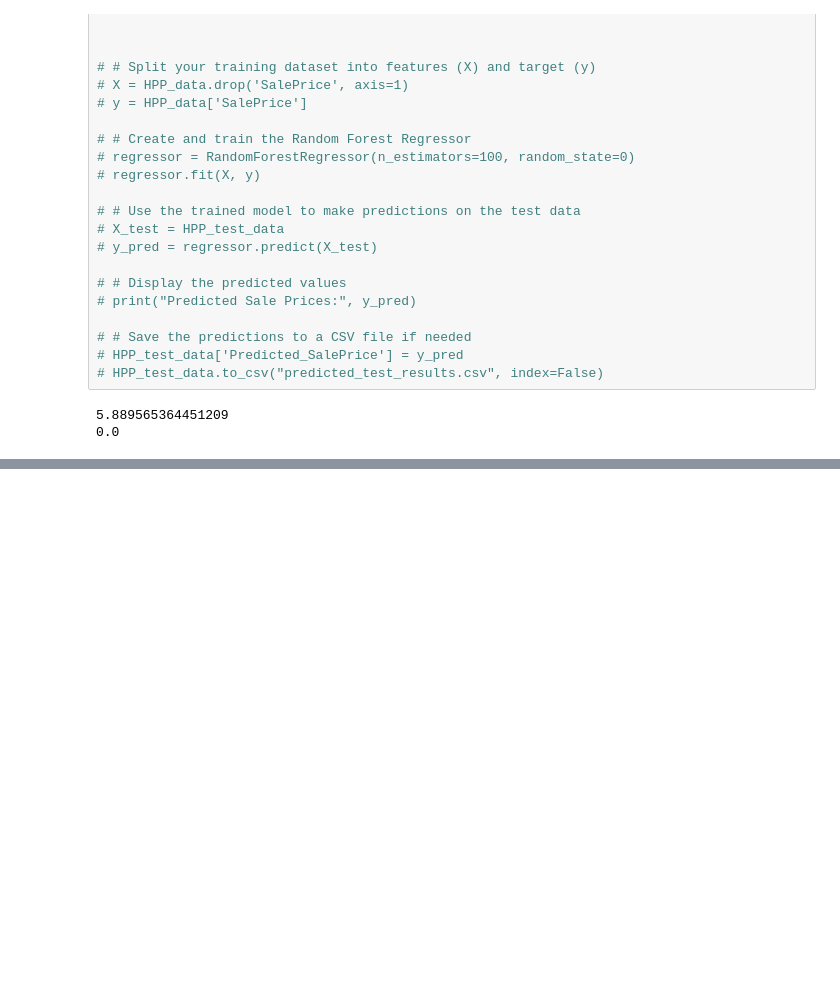
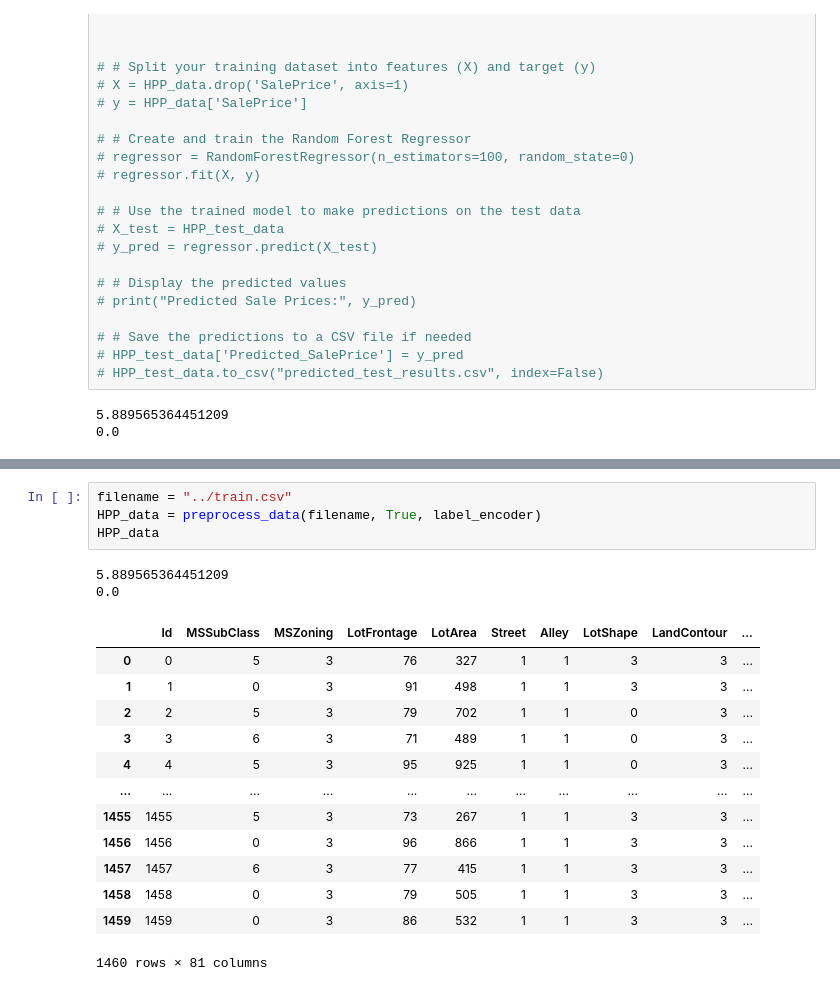
Before and after one commit to hakonsonstebo/HPP, a Jupyter notebook: Hakon/cleaning.ipynb, the cells around one changed output, grey strips where cells are left out. Saved outputs shown, nothing was run; the diff lists cells and outputs as text; blank space fills up the shorter version.

```diff
--- a/Hakon/cleaning.ipynb
+++ b/Hakon/cleaning.ipynb
@@ -260,0 +212,20 @@ memory usage: 924.0 KB
+# %%
+filename = "../train.csv"
+HPP_data = preprocess_data(filename, True, label_encoder)
+HPP_data
+# %% [output]
+5.889565364451209
+0.0
+|  | Id | MSSubClass | MSZoning | LotFrontage | LotArea | Street | Alley | LotShape | LandContour | ... |
+| 0 | 0 | 5 | 3 | 76 | 327 | 1 | 1 | 3 | 3 | ... |
+| 1 | 1 | 0 | 3 | 91 | 498 | 1 | 1 | 3 | 3 | ... |
+| 2 | 2 | 5 | 3 | 79 | 702 | 1 | 1 | 0 | 3 | ... |
+| 3 | 3 | 6 | 3 | 71 | 489 | 1 | 1 | 0 | 3 | ... |
+| 4 | 4 | 5 | 3 | 95 | 925 | 1 | 1 | 0 | 3 | ... |
+| ... | ... | ... | ... | ... | ... | ... | ... | ... | ... | ... |
+| 1455 | 1455 | 5 | 3 | 73 | 267 | 1 | 1 | 3 | 3 | ... |
+| 1456 | 1456 | 0 | 3 | 96 | 866 | 1 | 1 | 3 | 3 | ... |
+| 1457 | 1457 | 6 | 3 | 77 | 415 | 1 | 1 | 3 | 3 | ... |
+| 1458 | 1458 | 0 | 3 | 79 | 505 | 1 | 1 | 3 | 3 | ... |
+| 1459 | 1459 | 0 | 3 | 86 | 532 | 1 | 1 | 3 | 3 | ... |
+1460 rows × 81 columns
```
Also changed, not shown: parts of 2 cells of this notebook, 1 other file.
